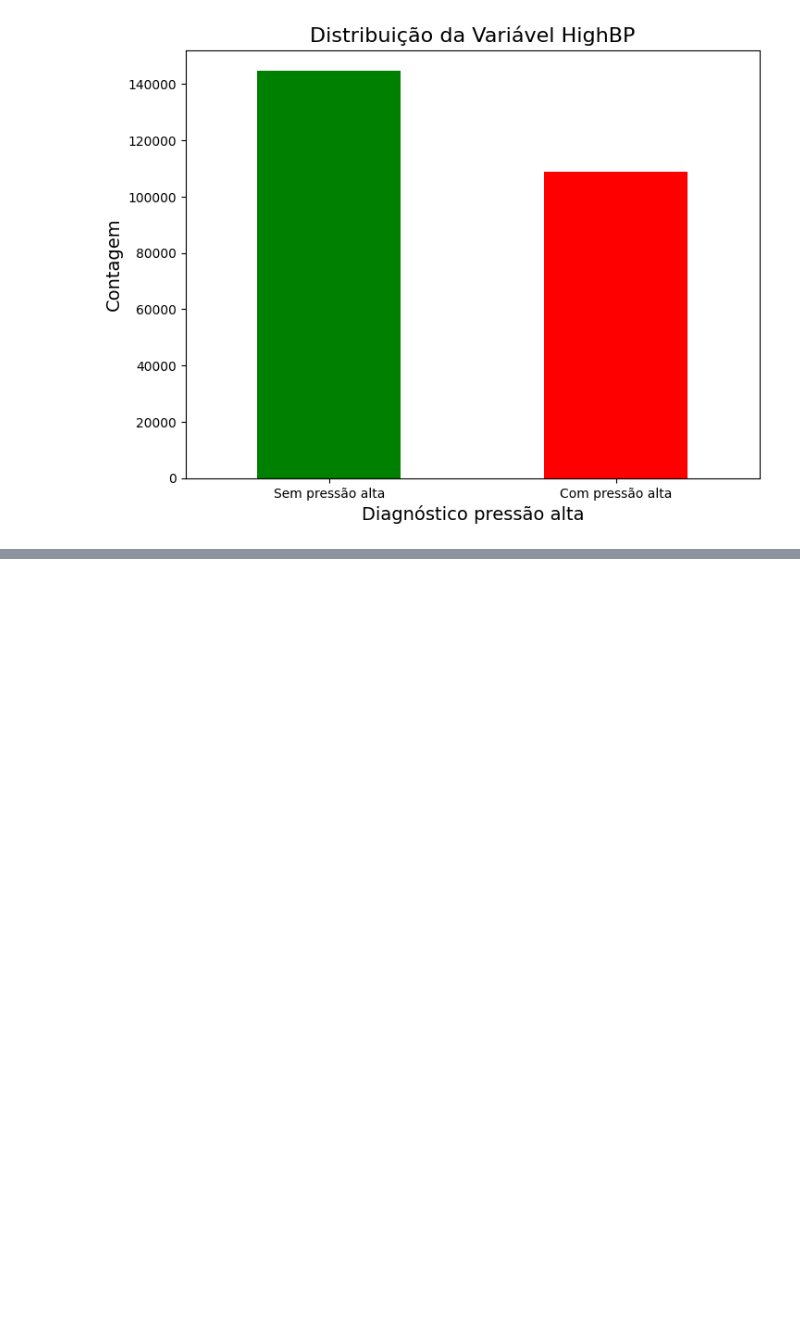
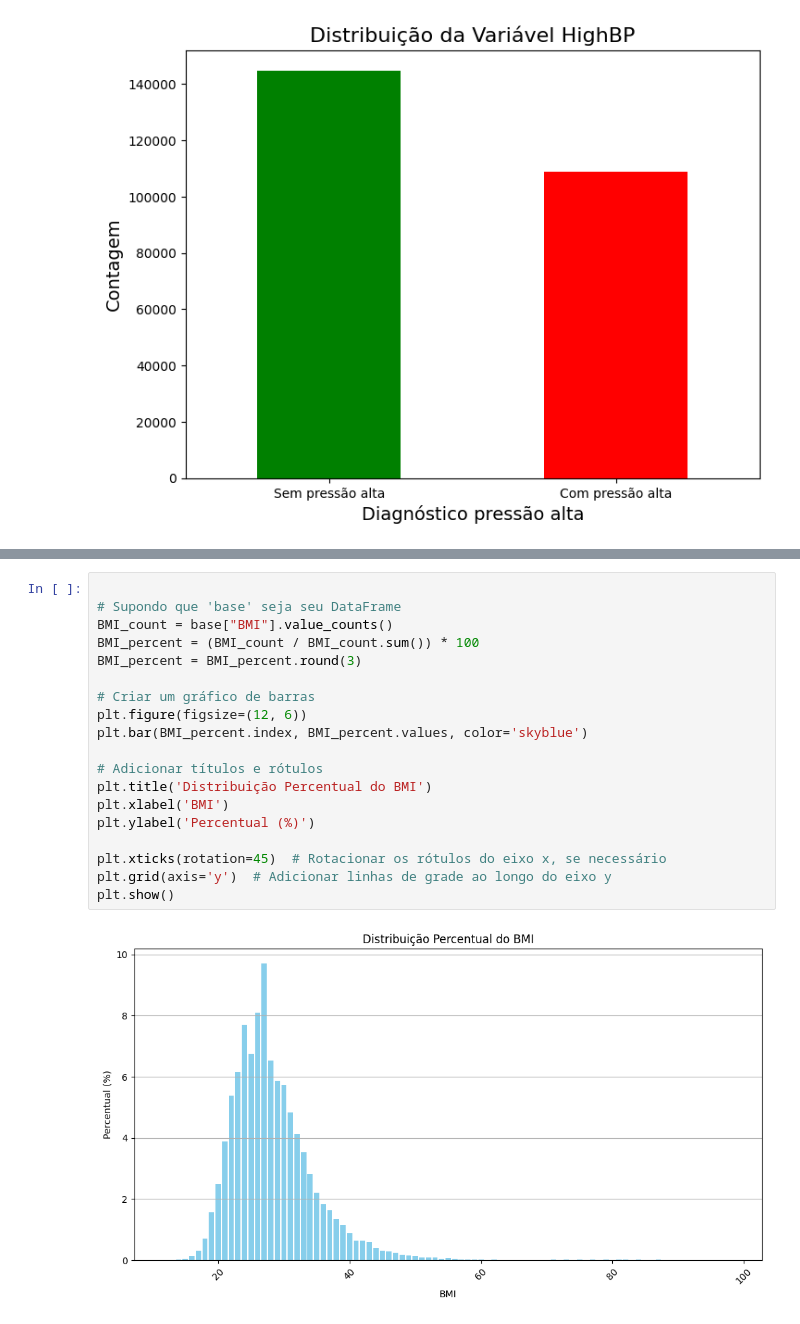
Before and after one commit to rcm2005/Data-Science, a Jupyter notebook: sprint3/sprint3.ipynb, the cells around one changed output, grey strips where cells are left out. Cells and saved outputs as stored; diff of their text form; blank space fills up the shorter version.

```diff
--- a/sprint3/sprint3.ipynb
+++ b/sprint3/sprint3.ipynb
@@ -190,0 +286,21 @@ Com o gráfico abaixo podemos perceber que a pressão alta é mais comum na popu
+# %%
+
+# Supondo que 'base' seja seu DataFrame
+BMI_count = base["BMI"].value_counts()
+BMI_percent = (BMI_count / BMI_count.sum()) * 100
+BMI_percent = BMI_percent.round(3)
+
+# Criar um gráfico de barras
+plt.figure(figsize=(12, 6))
+plt.bar(BMI_percent.index, BMI_percent.values, color='skyblue')
+
+# Adicionar títulos e rótulos
+plt.title('Distribuição Percentual do BMI')
+plt.xlabel('BMI')
+plt.ylabel('Percentual (%)')
+
+plt.xticks(rotation=45)  # Rotacionar os rótulos do eixo x, se necessário
+plt.grid(axis='y')  # Adicionar linhas de grade ao longo do eixo y
+plt.show()
+# %% [output]
+[figure, added]
```
Also changed, not shown: parts of 15 cells of this notebook, 2 other files.
